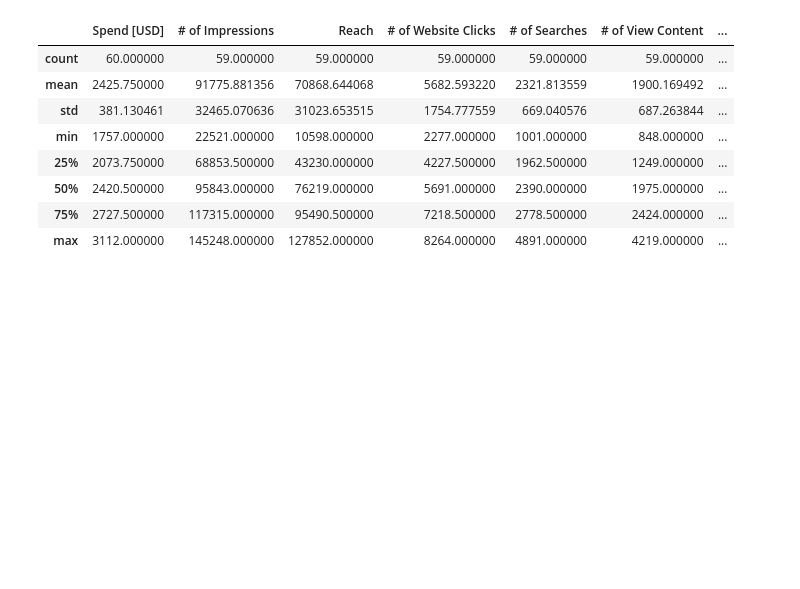
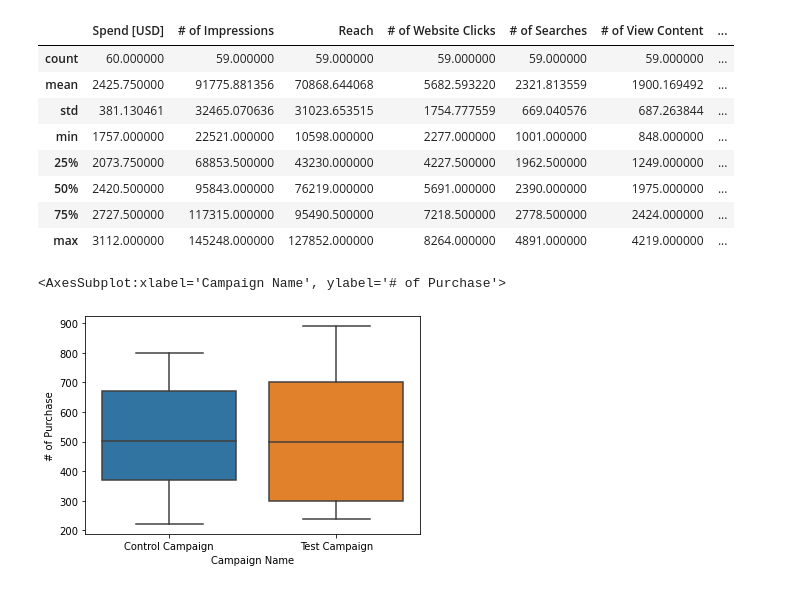
Before and after one commit to muarrikhyazka/ab-test-for-marketing-campaign-ads, a Jupyter notebook: ab-test-for-marketing-campaign-ads.ipynb, the cells around one changed output. Cells and saved outputs as stored; diff of their text form; code cells hidden in the pictures; blank space fills up the shorter version.

```diff
--- a/ab-test-for-marketing-campaign-ads.ipynb
+++ b/ab-test-for-marketing-campaign-ads.ipynb
@@ -55,3 +65,9 @@ df.describe()
 | 50% | 2420.500000 | 95843.000000 | 76219.000000 | 5691.000000 | 2390.000000 | 1975.000000 | ... |
 | 75% | 2727.500000 | 117315.000000 | 95490.500000 | 7218.500000 | 2778.500000 | 2424.000000 | ... |
 | max | 3112.000000 | 145248.000000 | 127852.000000 | 8264.000000 | 4891.000000 | 4219.000000 | ... |
+# %%
+## check data distribution
+sns.boxplot(x='Campaign Name', y='# of Purchase', data=df) #there is no outlier
+# %% [output]
+<AxesSubplot:xlabel='Campaign Name', ylabel='# of Purchase'>
+[figure, added]
```
Also changed, not shown: parts of 8 cells of this notebook.
